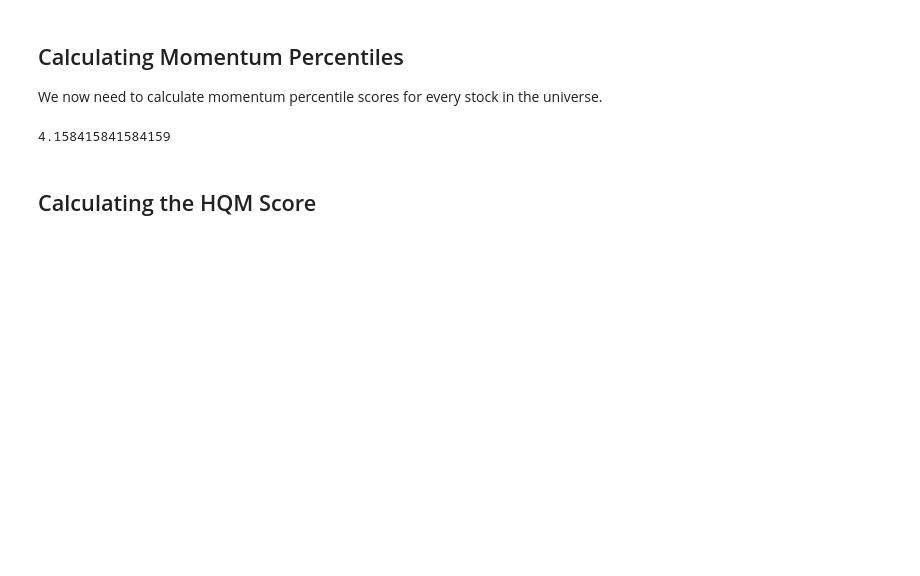
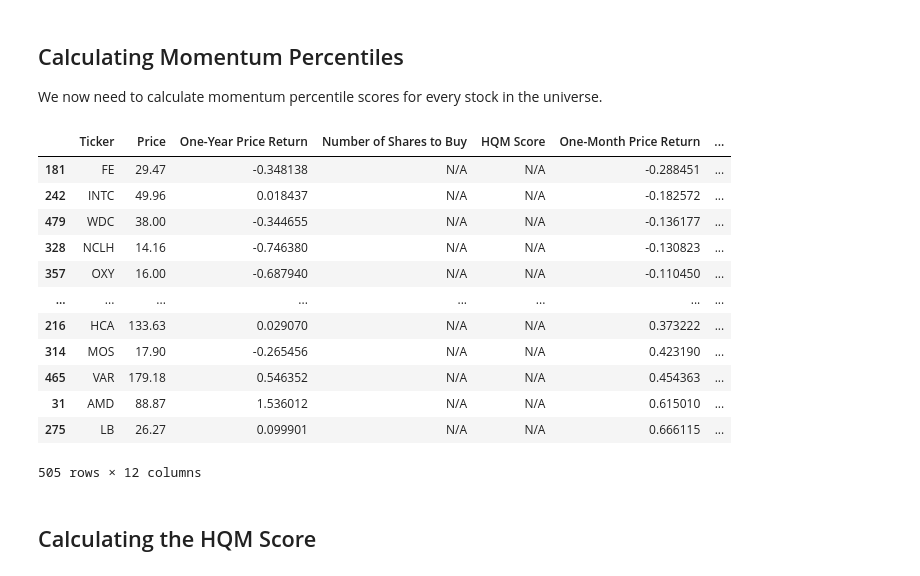
Before and after one commit to nickmccullum/algorithmic-trading-python, a Jupyter notebook: finished_files/002_quantitative_momentum_strategy.ipynb, the cells around one changed output. Drawn from its saved outputs; the diff is of its cells as text; code cells hidden in the pictures; blank space fills up the shorter version.

Commit message:
calculated first return percentile

```diff
--- a/finished_files/002_quantitative_momentum_strategy.ipynb
+++ b/finished_files/002_quantitative_momentum_strategy.ipynb
@@ -242,9 +262,24 @@ hqm_dataframe
 ## Calculating Momentum Percentiles
 
 We now need to calculate momentum percentile scores for every stock in the universe.
-# %%
-stats.percentileofscore(hqm_dataframe['One-Year Price Return'], -0.5)
-# %% [output]
-4.158415841584159
+# %%
+for row in hqm_dataframe.index:
+    hqm_dataframe.loc[row, 'One-Month Return Percentile'] = stats.percentileofscore(hqm_dataframe['One-Year Price Return'], hqm_dataframe.loc[row, 'One-Month Price Return'])
+
+hqm_dataframe.sort_values('One-Month Price Return')
+# %% [output]
+|  | Ticker | Price | One-Year Price Return | Number of Shares to Buy | HQM Score | One-Month Price Return | ... |
+| 181 | FE | 29.47 | -0.348138 | N/A | N/A | -0.288451 | ... |
+| 242 | INTC | 49.96 | 0.018437 | N/A | N/A | -0.182572 | ... |
+| 479 | WDC | 38.00 | -0.344655 | N/A | N/A | -0.136177 | ... |
+| 328 | NCLH | 14.16 | -0.746380 | N/A | N/A | -0.130823 | ... |
+| 357 | OXY | 16.00 | -0.687940 | N/A | N/A | -0.110450 | ... |
+| ... | ... | ... | ... | ... | ... | ... | ... |
+| 216 | HCA | 133.63 | 0.029070 | N/A | N/A | 0.373222 | ... |
+| 314 | MOS | 17.90 | -0.265456 | N/A | N/A | 0.423190 | ... |
+| 465 | VAR | 179.18 | 0.546352 | N/A | N/A | 0.454363 | ... |
+| 31 | AMD | 88.87 | 1.536012 | N/A | N/A | 0.615010 | ... |
+| 275 | LB | 26.27 | 0.099901 | N/A | N/A | 0.666115 | ... |
+505 rows × 12 columns
 # %% [markdown]
 ## Calculating the HQM Score
```
Also changed, not shown: parts of 7 cells of this notebook.
